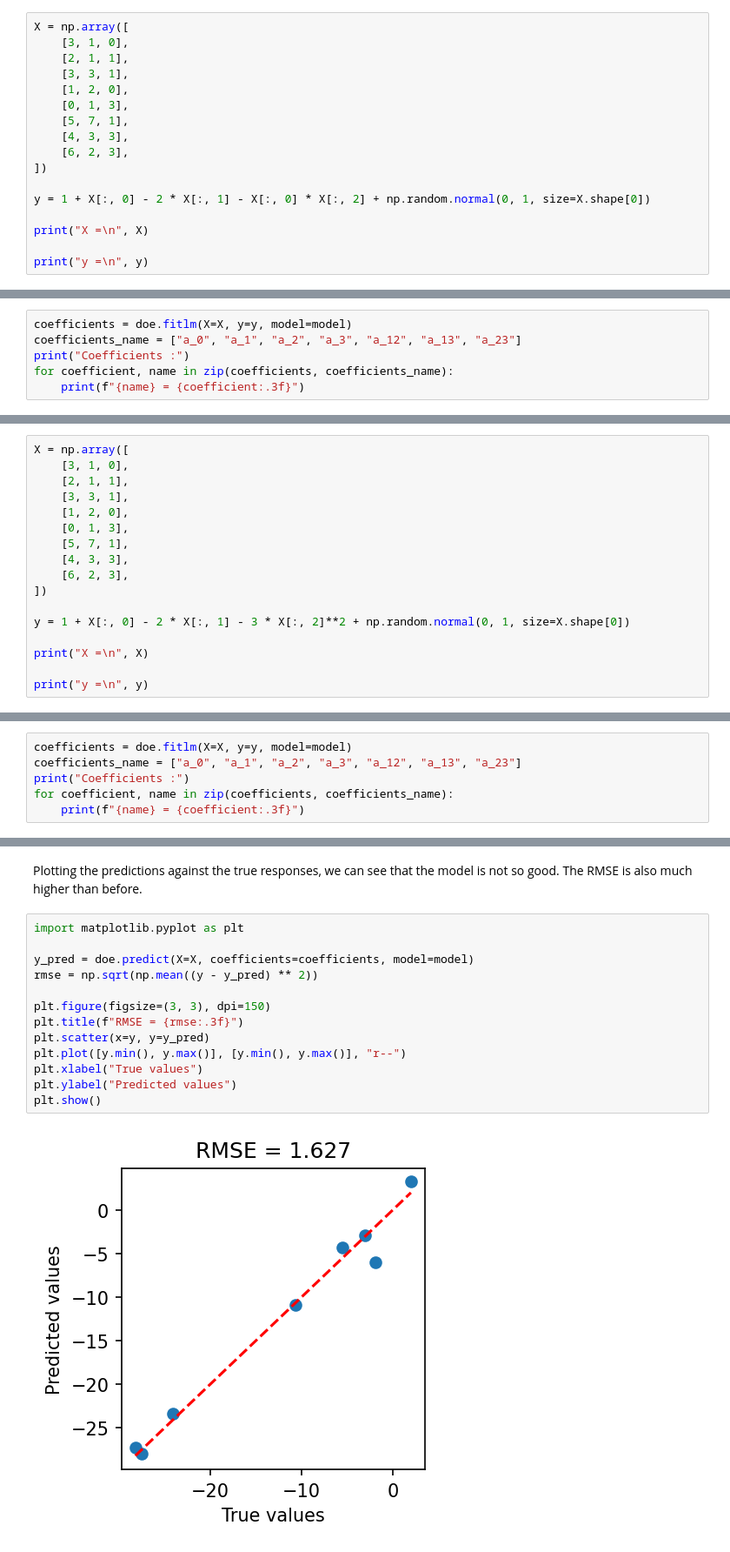
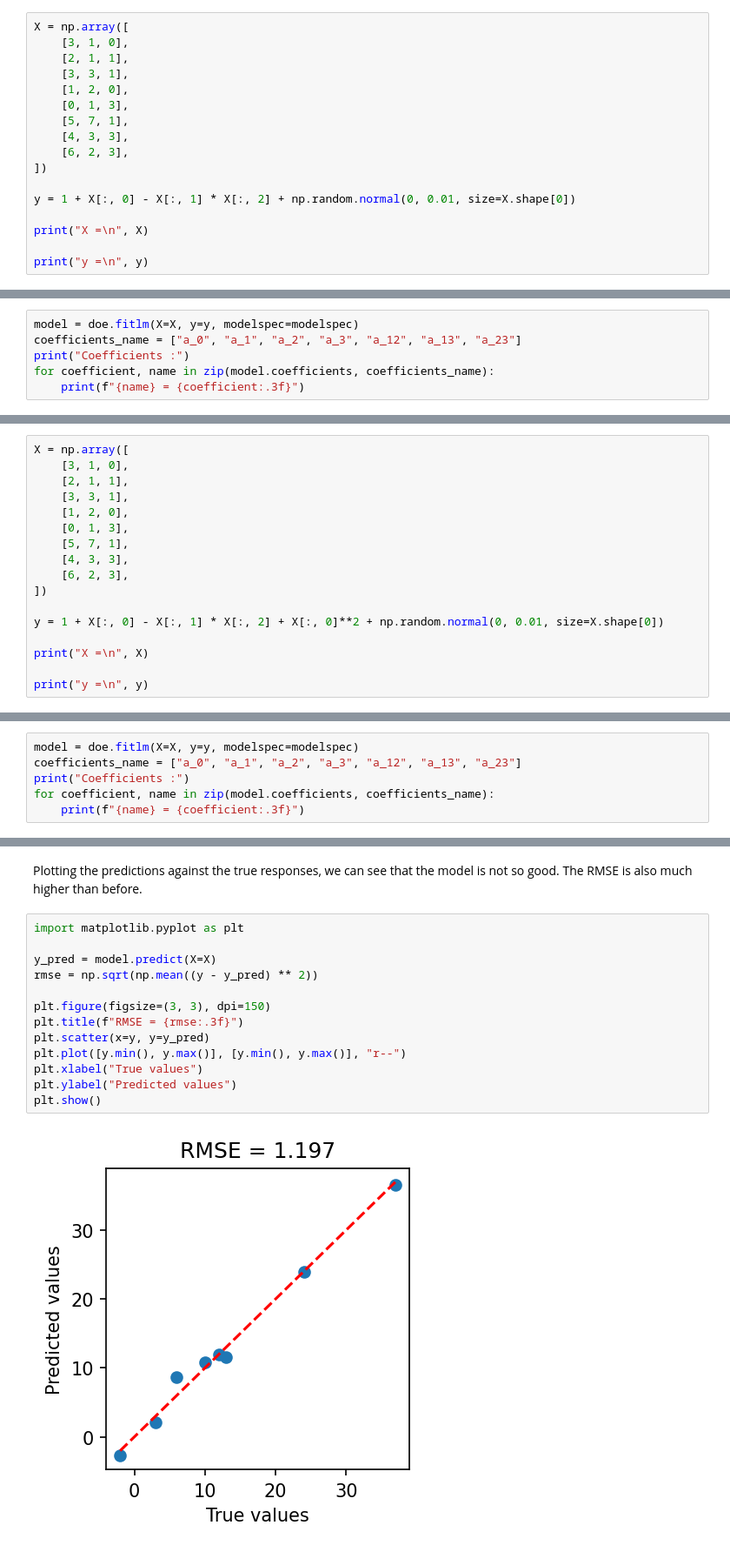
Before and after one commit to soleilvermeil/doe, a Jupyter notebook: example.ipynb, the cells around one changed output, grey strips where cells are left out. Shown: that part at 87% size. Saved outputs shown, nothing was run; the diff lists cells and outputs as text.

```diff
--- a/example.ipynb
+++ b/example.ipynb
@@ -33,7 +33,7 @@ X = np.array([
     [6, 2, 3],
 ])
 
-y = 1 + X[:, 0] - 2 * X[:, 1] - X[:, 0] * X[:, 2] + np.random.normal(0, 1, size=X.shape[0])
+y = 1 + X[:, 0] - X[:, 1] * X[:, 2] + np.random.normal(0, 0.01, size=X.shape[0])
 
 print("X =\n", X)
 
@@ -56,8 +56,8 @@ We can now use `fitlm(X, y, model)` to fit the model to the data. The function r
 # %%
-coefficients = doe.fitlm(X=X, y=y, model=model)
+model = doe.fitlm(X=X, y=y, modelspec=modelspec)
 coefficients_name = ["a_0", "a_1", "a_2", "a_3", "a_12", "a_13", "a_23"]
 print("Coefficients :")
-for coefficient, name in zip(coefficients, coefficients_name):
+for coefficient, name in zip(model.coefficients, coefficients_name):
     print(f"{name} = {coefficient:.3f}")
 # %% [output]
 Coefficients :
@@ -109,7 +99,7 @@ X = np.array([
     [6, 2, 3],
 ])
 
-y = 1 + X[:, 0] - 2 * X[:, 1] - 3 * X[:, 2]**2 + np.random.normal(0, 1, size=X.shape[0])
+y = 1 + X[:, 0] - X[:, 1] * X[:, 2] + X[:, 0]**2 + np.random.normal(0, 0.01, size=X.shape[0])
 
 print("X =\n", X)
 
@@ -130,10 +120,10 @@ y =
 # %% [markdown]
 As before, let's try fit the model and print the coefficients.
 # %%
-coefficients = doe.fitlm(X=X, y=y, model=model)
+model = doe.fitlm(X=X, y=y, modelspec=modelspec)
 coefficients_name = ["a_0", "a_1", "a_2", "a_3", "a_12", "a_13", "a_23"]
 print("Coefficients :")
-for coefficient, name in zip(coefficients, coefficients_name):
+for coefficient, name in zip(model.coefficients, coefficients_name):
     print(f"{name} = {coefficient:.3f}")
 # %% [output]
 Coefficients :
@@ -149,15 +139,15 @@ Plotting the predictions against the true responses, we can see that the model i
 # %%
 import matplotlib.pyplot as plt
 
-y_pred = doe.predict(X=X, coefficients=coefficients, model=model)
+y_pred = model.predict(X=X)
 rmse = np.sqrt(np.mean((y - y_pred) ** 2))
 
 plt.figure(figsize=(3, 3), dpi=150)
 plt.title(f"RMSE = {rmse:.3f}")
 plt.scatter(x=y, y=y_pred)
 plt.plot([y.min(), y.max()], [y.min(), y.max()], "r--")
 plt.xlabel("True values")
 plt.ylabel("Predicted values")
 plt.show()
 # %% [output]
-[figure, old version]
+[figure, new version]
```
Also changed, not shown: parts of 13 cells of this notebook, 3 other files.
